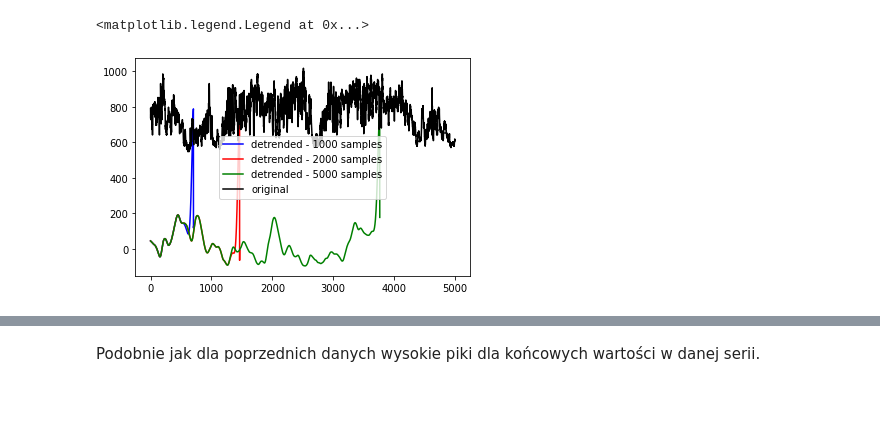
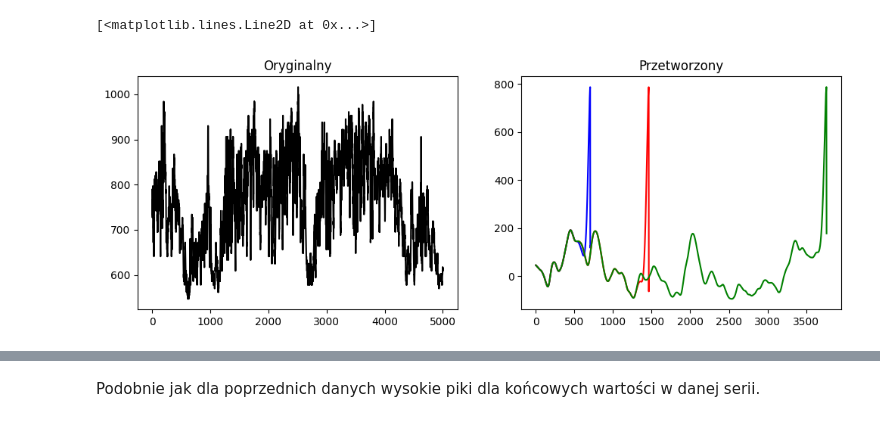
Before and after one commit to Caitlin506/SATFD, a Jupyter notebook: satfd1.ipynb, the cells around one changed output, grey strips where cells are left out. Cells and saved outputs as stored; diff of their text form; code cells hidden in the pictures.

```diff
--- a/satfd1.ipynb
+++ b/satfd1.ipynb
@@ -40,11 +41,15 @@ rri1_detrended1 = smoothness_priors(rri=chf201_1000,l=500,fs=1)
 rri1_detrended2 = smoothness_priors(rri=chf201_2000,l=500,fs=1)
 rri1_detrended5 = smoothness_priors(rri=chf201_5000,l=500,fs=1)
 # %%
-plt.plot(rri1_detrended1[0],color="blue",label='detrended - 1000 samples')
-plt.plot(rri1_detrended2[0],color="red",label='detrended - 2000 samples')
-plt.plot(rri1_detrended5[0],color="green",label='detrended - 5000 samples')
-plt.plot(chf201_5000, color="black", label='original')
-plt.legend()
+#Zaprezentowanie wyników na wykresach - porównanie danych przed i po obróbce
+fig, (ax1, ax2) = plt.subplots(1, 2, figsize = (12,4))
+ax1.set_title("Oryginalny")
+ax2.set_title("Przetworzony")
+
+ax2.plot(rri1_detrended1[0],color="blue")
+ax2.plot(rri1_detrended2[0],color="red")
+ax2.plot(rri1_detrended5[0],color="green")
+ax1.plot(chf201_5000, color="black", label='original')
 # %% [output]
-<matplotlib.legend.Legend at 0x...>
+[<matplotlib.lines.Line2D at 0x...>]
-[figure, old version]
+[figure, new version]
```
Also changed, not shown: parts of 15 cells of this notebook.
